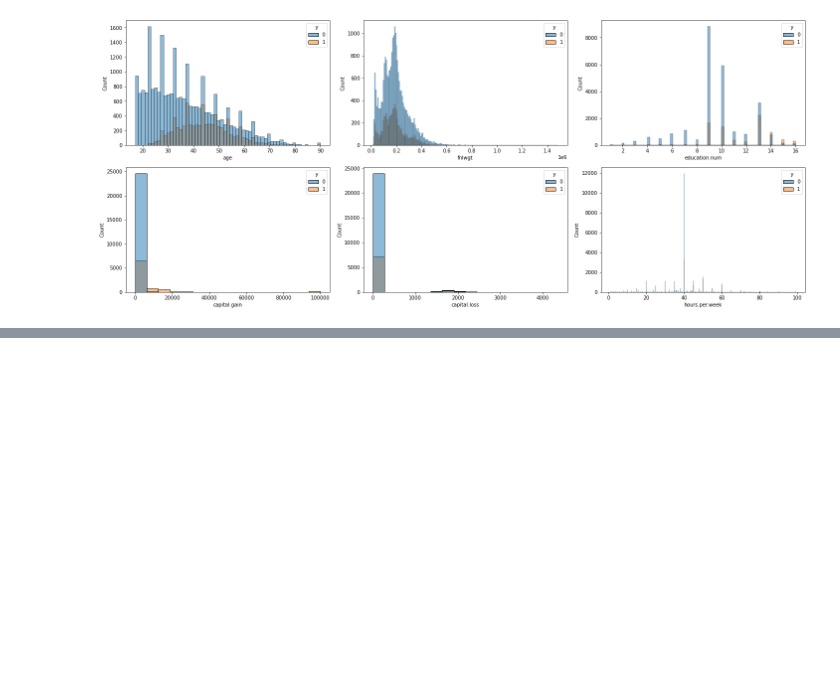
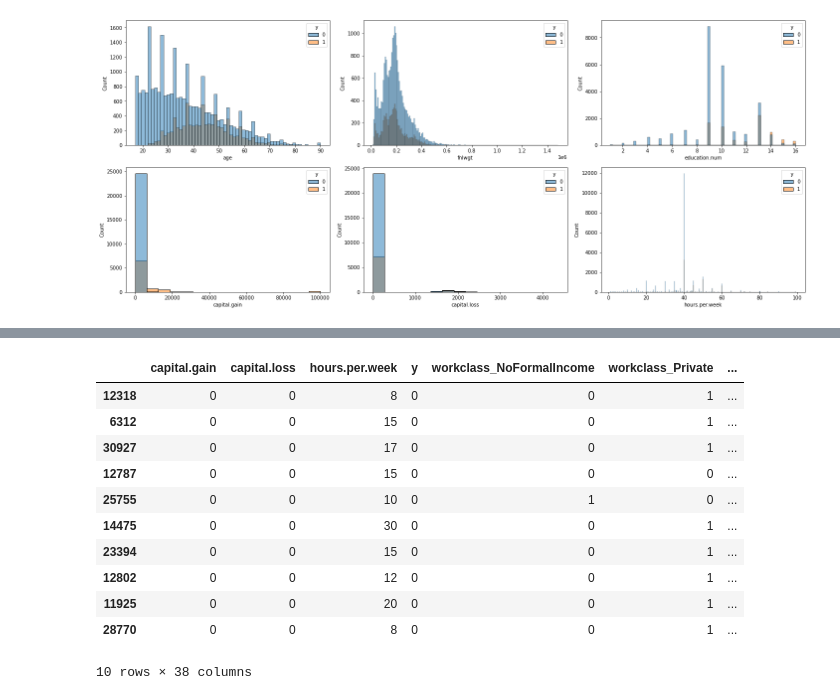
Before and after one commit to debhere/Practice, a Jupyter notebook: Income Prediction/Income Prediction - Census Data.ipynb, the cells around one changed output, grey strips where cells are left out. Cells and saved outputs as stored; diff of their text form; code cells hidden in the pictures; blank space fills up the shorter version.

```diff
--- a/Income Prediction/Income Prediction - Census Data.ipynb
+++ b/Income Prediction/Income Prediction - Census Data.ipynb
@@ -479,0 +565,12 @@ dist_plot(census_all, num_cols, type="histogram", label="y")
+# %%
+census_age = census_fnl_edu.copy()
+census_age.sort_values('age', inplace=True)
+census_age['age_range'] = np.where(census_age['age']<20, '< 20',
+                                   np.where(census_age['age']<=30, '20-30',
+                                           np.where(census_age['age']<=40, '30-40',
+                                                   np.where(census_age['age']<=50, '40-50',
+                                                           np.where(census_age['age']<=60, '50-60',
+                                                                   np.where(census_age['age']<=70, '60-70', '70+'))))))
+
+census_df = census_age.drop(columns=['age'], axis=1)
+census_df.head(5)
@@ -479,0 +585,18 @@ dist_plot(census_all, num_cols, type="histogram", label="y")
+# %%
+agenum = enc.fit_transform(census_df['age_range'])
+census_df['age.num'] = agenum
+census_data = census_df.drop(columns=['age_range'], axis=1)
+census_data.head(10)
+# %% [output]
+|  | capital.gain | capital.loss | hours.per.week | y | workclass_NoFormalIncome | workclass_Private | ... |
+| 12318 | 0 | 0 | 8 | 0 | 0 | 1 | ... |
+| 6312 | 0 | 0 | 15 | 0 | 0 | 1 | ... |
+| 30927 | 0 | 0 | 17 | 0 | 0 | 1 | ... |
+| 12787 | 0 | 0 | 15 | 0 | 0 | 0 | ... |
+| 25755 | 0 | 0 | 10 | 0 | 1 | 0 | ... |
+| 14475 | 0 | 0 | 30 | 0 | 0 | 1 | ... |
+| 23394 | 0 | 0 | 15 | 0 | 0 | 1 | ... |
+| 12802 | 0 | 0 | 12 | 0 | 0 | 1 | ... |
+| 11925 | 0 | 0 | 20 | 0 | 0 | 1 | ... |
+| 28770 | 0 | 0 | 8 | 0 | 0 | 1 | ... |
+10 rows × 38 columns
```
Also changed, not shown: parts of 14 cells of this notebook.
